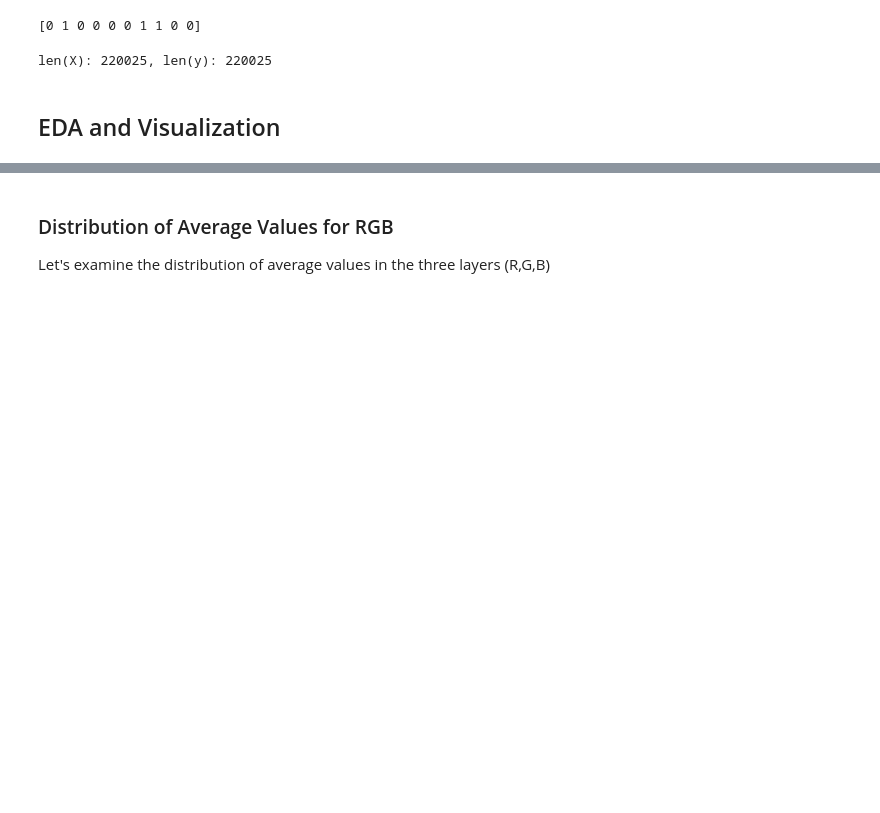
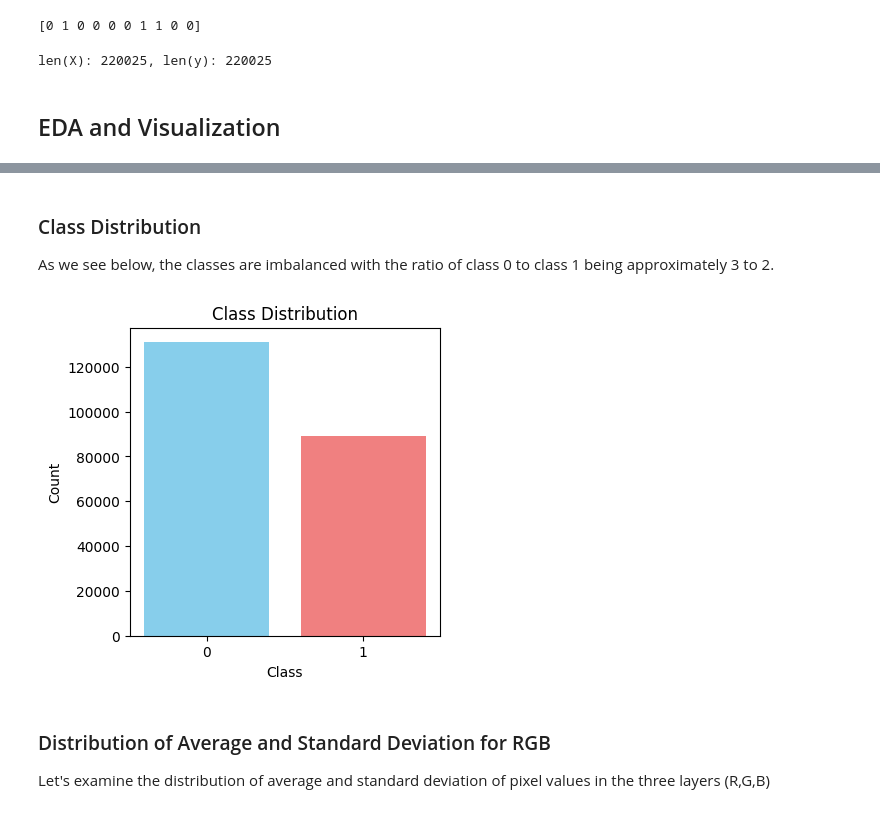
Before and after one commit to seanpritchard94/cancer-detection, a Jupyter notebook: cancer_detection.ipynb, the cells around one changed output, grey strips where cells are left out. Cells and saved outputs as stored; diff of their text form; code cells hidden in the pictures; blank space fills up the shorter version.

```diff
--- a/cancer_detection.ipynb
+++ b/cancer_detection.ipynb
@@ -122,3 +168,25 @@ show_images(0, 3)
+# %% [markdown]
+### Class Distribution ###
+
+As we see below, the classes are imbalanced with the ratio of class 0 to class 1 being approximately 3 to 2.
+# %%
+class_0_count = 0
+class_1_count = 0
+
+for label in y:
+    if label == 0:
+        class_0_count += 1
+    else:
+        class_1_count += 1
+
+plt.figure(figsize=(4, 4))
+plt.bar(['0','1'], [class_0_count, class_1_count], color=['skyblue', 'lightcoral'])
+plt.title('Class Distribution')
+plt.ylabel('Count')
+plt.xlabel('Class')
+plt.show()
+# %% [output]
+[figure, added]
 # %% [markdown]
-### Distribution of Average Values for RGB ###
-Let's examine the distribution of average values in the three layers (R,G,B)
+### Distribution of Average and Standard Deviation for RGB ###
+Let's examine the distribution of average and standard deviation of pixel values in the three layers (R,G,B)
```
Also changed, not shown: parts of 41 cells of this notebook.
